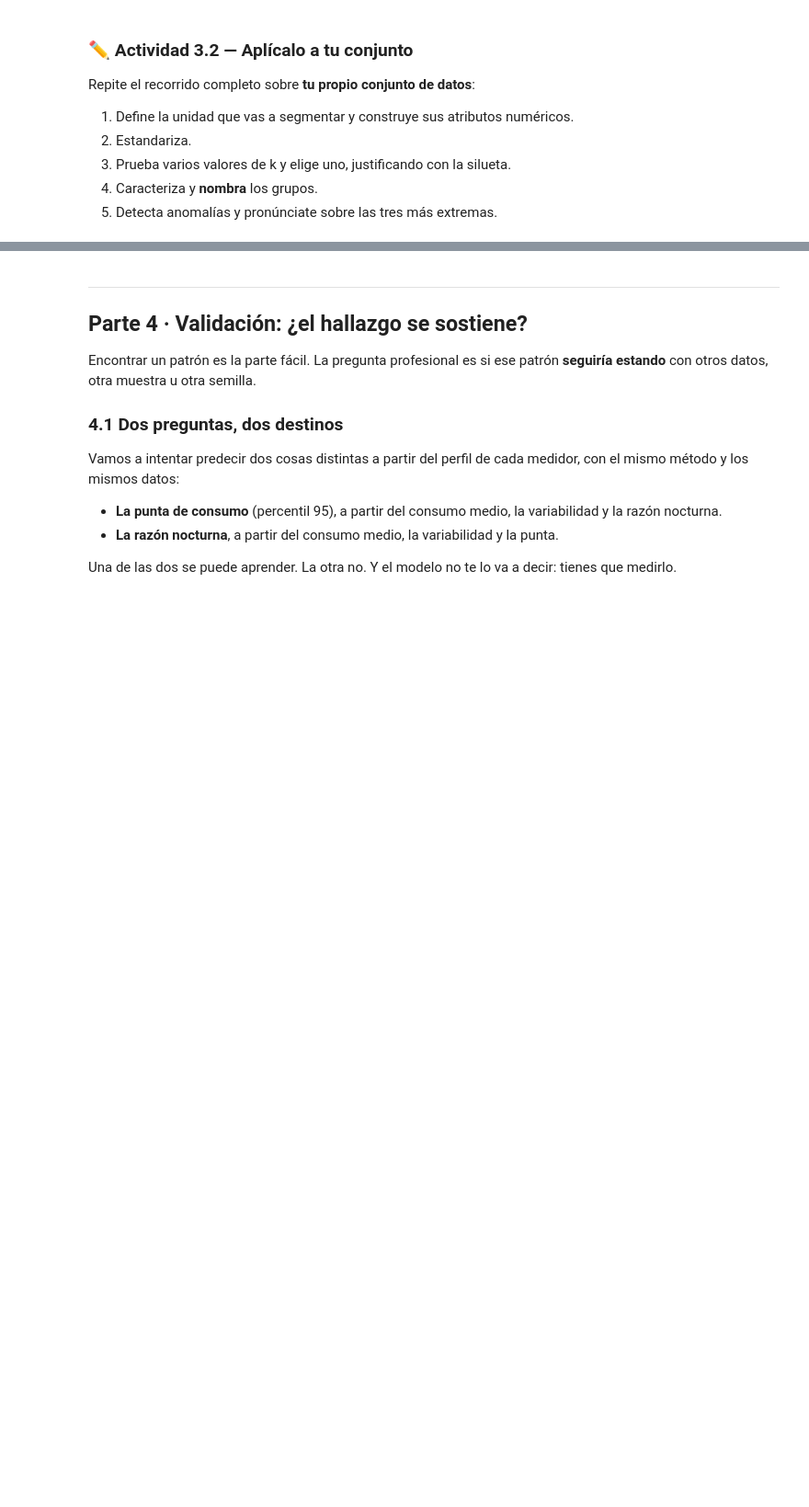
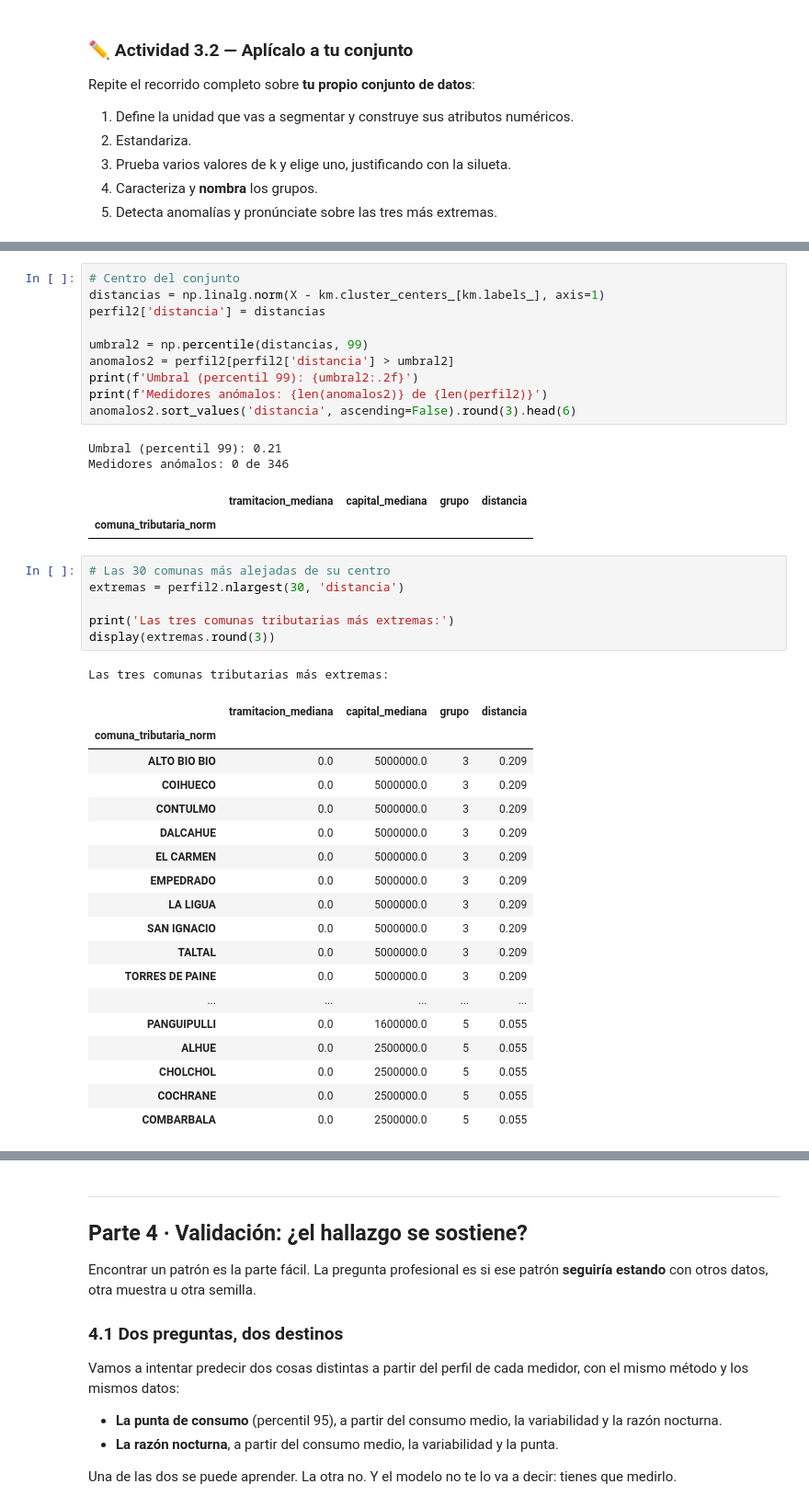
Before and after one commit to beneducarrco99/S4_Laboratorio4_CDD_Carrasco_Benjamin, a Jupyter notebook: S4_Notebook_Laboratorio_CDD_Carrasco_Benjamin.ipynb, the cells around one changed output, grey strips where cells are left out. Shown at 92% size. Cells and saved outputs as stored; diff of their text form; blank space fills up the shorter version.

```diff
--- a/S4_Notebook_Laboratorio_CDD_Carrasco_Benjamin.ipynb
+++ b/S4_Notebook_Laboratorio_CDD_Carrasco_Benjamin.ipynb
@@ -376,0 +599,41 @@ _Tu lectura de los grupos y de las anomalías de tu conjunto:_
+# %%
+# Centro del conjunto
+distancias = np.linalg.norm(X - km.cluster_centers_[km.labels_], axis=1)
+perfil2['distancia'] = distancias
+
+umbral2 = np.percentile(distancias, 99)
+anomalos2 = perfil2[perfil2['distancia'] > umbral2]
+print(f'Umbral (percentil 99): {umbral2:.2f}')
+print(f'Medidores anómalos: {len(anomalos2)} de {len(perfil2)}')
+anomalos2.sort_values('distancia', ascending=False).round(3).head(6)
+# %% [output]
+Umbral (percentil 99): 0.21
+Medidores anómalos: 0 de 346
+|  | tramitacion_mediana | capital_mediana | grupo | distancia |
+| comuna_tributaria_norm |  |  |  |  |
+# %%
+# Las 30 comunas más alejadas de su centro
+extremas = perfil2.nlargest(30, 'distancia')
+
+print('Las tres comunas tributarias más extremas:')
+display(extremas.round(3))
+# %% [output]
+Las tres comunas tributarias más extremas:
+|  | tramitacion_mediana | capital_mediana | grupo | distancia |
+| comuna_tributaria_norm |  |  |  |  |
+| ALTO BIO BIO | 0.0 | 5000000.0 | 3 | 0.209 |
+| COIHUECO | 0.0 | 5000000.0 | 3 | 0.209 |
+| CONTULMO | 0.0 | 5000000.0 | 3 | 0.209 |
+| DALCAHUE | 0.0 | 5000000.0 | 3 | 0.209 |
+| EL CARMEN | 0.0 | 5000000.0 | 3 | 0.209 |
+| EMPEDRADO | 0.0 | 5000000.0 | 3 | 0.209 |
+| LA LIGUA | 0.0 | 5000000.0 | 3 | 0.209 |
+| SAN IGNACIO | 0.0 | 5000000.0 | 3 | 0.209 |
+| TALTAL | 0.0 | 5000000.0 | 3 | 0.209 |
+| TORRES DE PAINE | 0.0 | 5000000.0 | 3 | 0.209 |
+| ... | ... | ... | ... | ... |
+| PANGUIPULLI | 0.0 | 1600000.0 | 5 | 0.055 |
+| ALHUE | 0.0 | 2500000.0 | 5 | 0.055 |
+| CHOLCHOL | 0.0 | 2500000.0 | 5 | 0.055 |
+| COCHRANE | 0.0 | 2500000.0 | 5 | 0.055 |
+| COMBARBALA | 0.0 | 2500000.0 | 5 | 0.055 |
```
Also changed, not shown: parts of 23 cells of this notebook.
